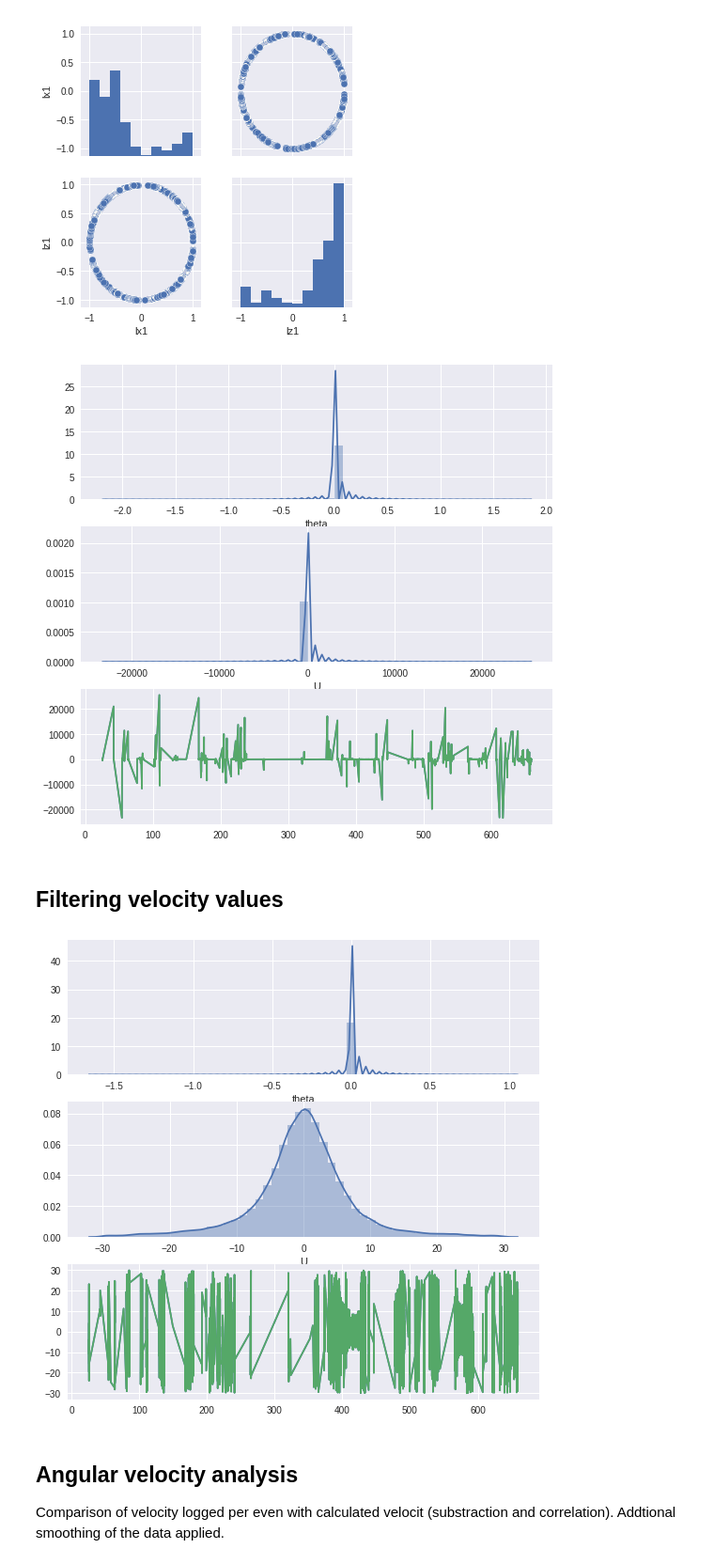
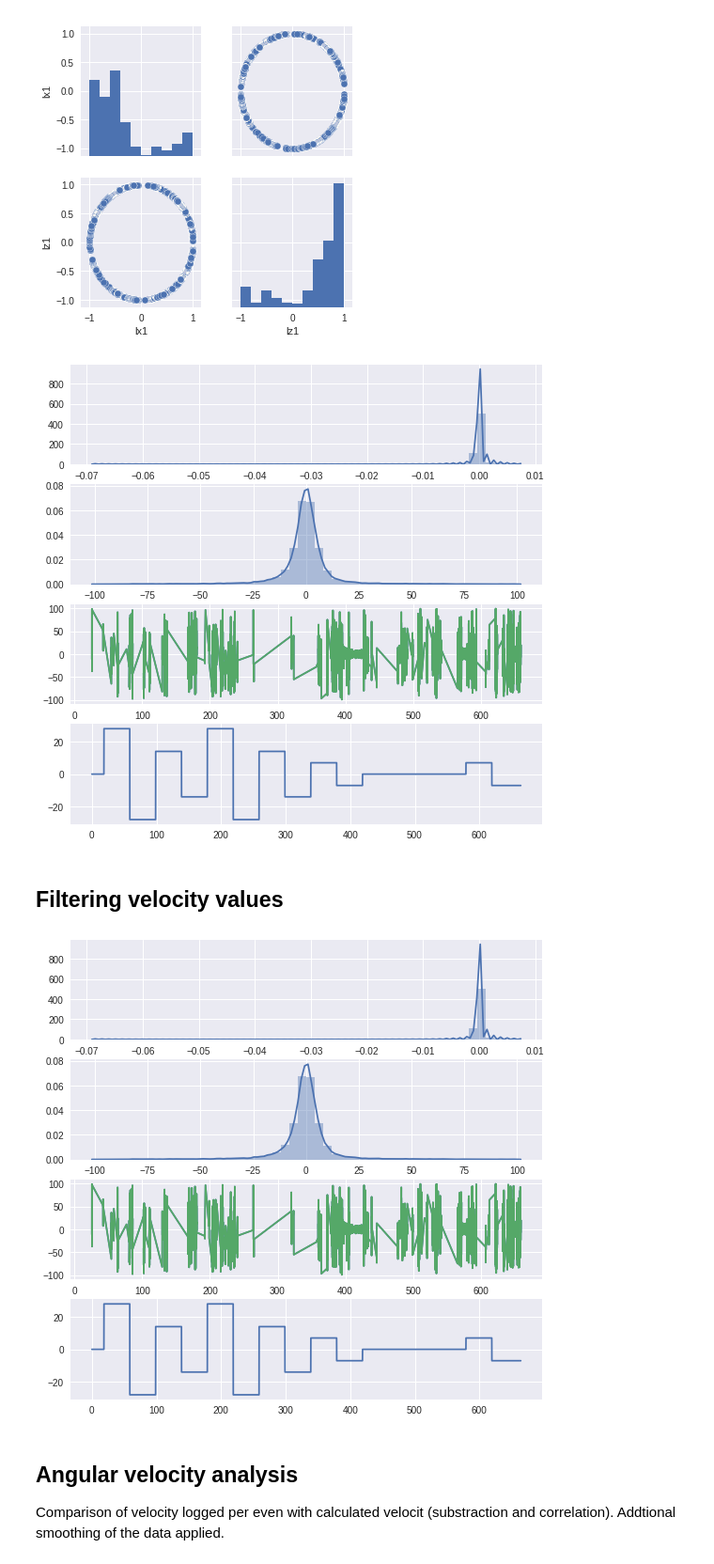
Before and after one commit to alTeska/VR_Acuity, a Jupyter notebook: notebooks/HeadVelocity.ipynb, the cells around one changed output. Shown at 94% size. Drawn from its saved outputs; the diff is of its cells as text; code cells hidden in the pictures.

```diff
--- a/notebooks/HeadVelocity.ipynb
+++ b/notebooks/HeadVelocity.ipynb
@@ -121,34 +121,40 @@ sns.pairplot(dfV, vars=['lx1', 'lz1'])
 # %%
 # U and theta distributions
 fig = plt.figure(figsize=(9,9))
-ax1 = fig.add_subplot(311)
-ax2 = fig.add_subplot(312)
-ax3 = fig.add_subplot(313)
+ax1 = fig.add_subplot(411)
+ax2 = fig.add_subplot(412)
+ax3 = fig.add_subplot(413)
+ax4 = fig.add_subplot(414)
 
 sns.distplot(dfV.theta, ax=ax1)
 sns.distplot(dfV.U    , ax=ax2)
-c2 = ax3.plot(dfV.Time, dfV.U)
+c1 = ax3.plot(dfV.Time, dfV.U)
+e1 = ax4.plot(event[i].Time, event[i].speed)
 # %% [output]
-[figure, old version]
+[figure, new version]
 # %% [markdown]
 ## Filtering velocity values
 # %%
 # U and theta distributions with limited velocity
-vlim = 50
+dfV  = dfV[dfV['dTime'] < 0.1]
+
+vlim = 100
 dfV = dfV[dfV['U'] < vlim]
 dfV = dfV[dfV['U'] >-vlim]
 
 # U and theta distributions
 fig = plt.figure(figsize=(9,9))
-ax1 = fig.add_subplot(311)
-ax2 = fig.add_subplot(312)
-ax3 = fig.add_subplot(313)
+ax1 = fig.add_subplot(411)
+ax2 = fig.add_subplot(412)
+ax3 = fig.add_subplot(413)
+ax4 = fig.add_subplot(414)
 
 sns.distplot(dfV.theta, ax=ax1)
 sns.distplot(dfV.U    , ax=ax2)
-c2 = ax3.plot(dfV.Time, dfV.U)
+c1 = ax3.plot(dfV.Time, dfV.U)
+e1 = ax4.plot(event[i].Time, event[i].speed)
 # %% [output]
-[figure, old version]
+[figure, new version]
 # %% [markdown]
 ## Angular velocity analysis
 Comparison of velocity logged per even with calculated velocit (substraction and correlation). Addtional smoothing of the data applied.
```
Also changed, not shown: parts of 16 cells of this notebook, 1 other file.
